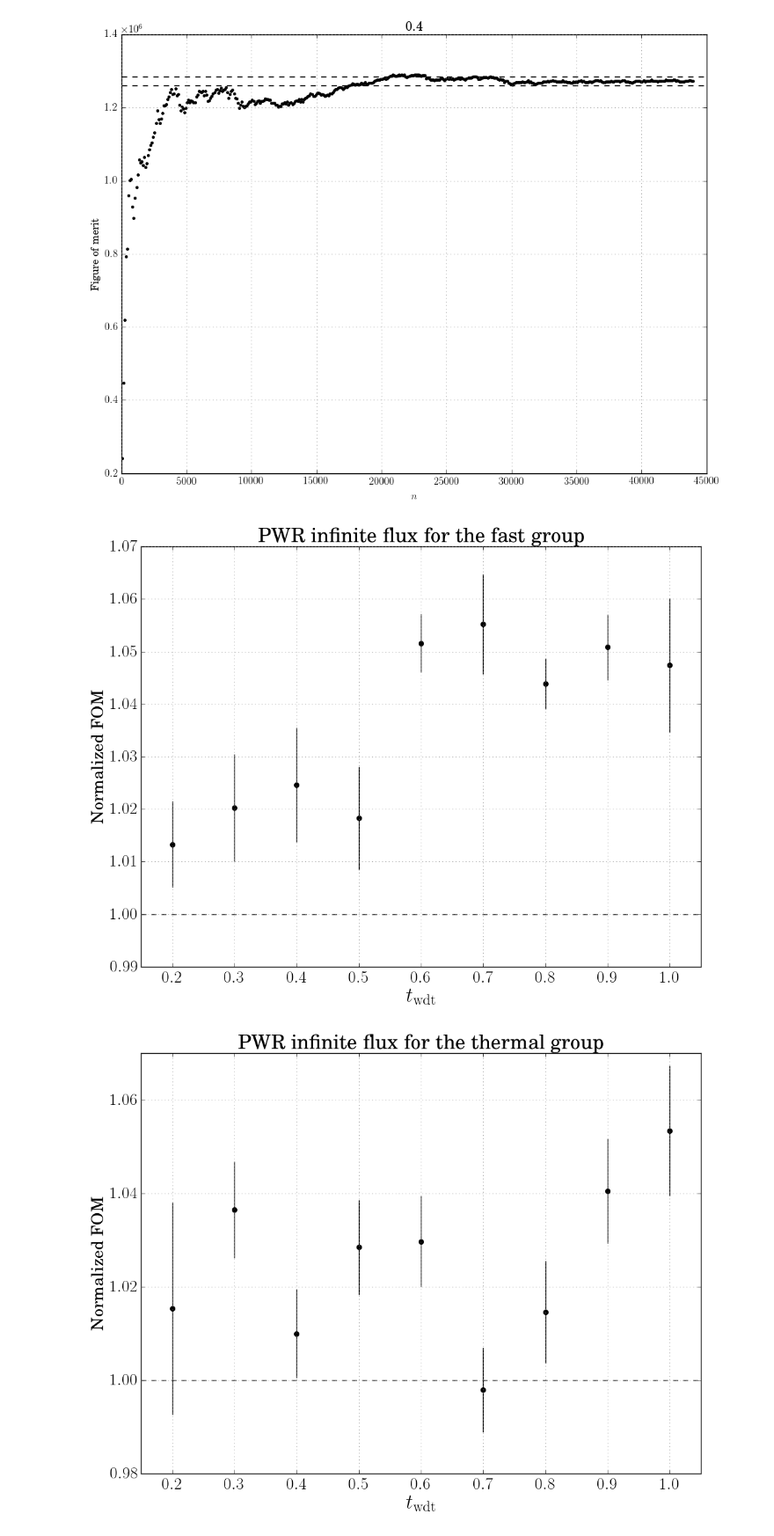
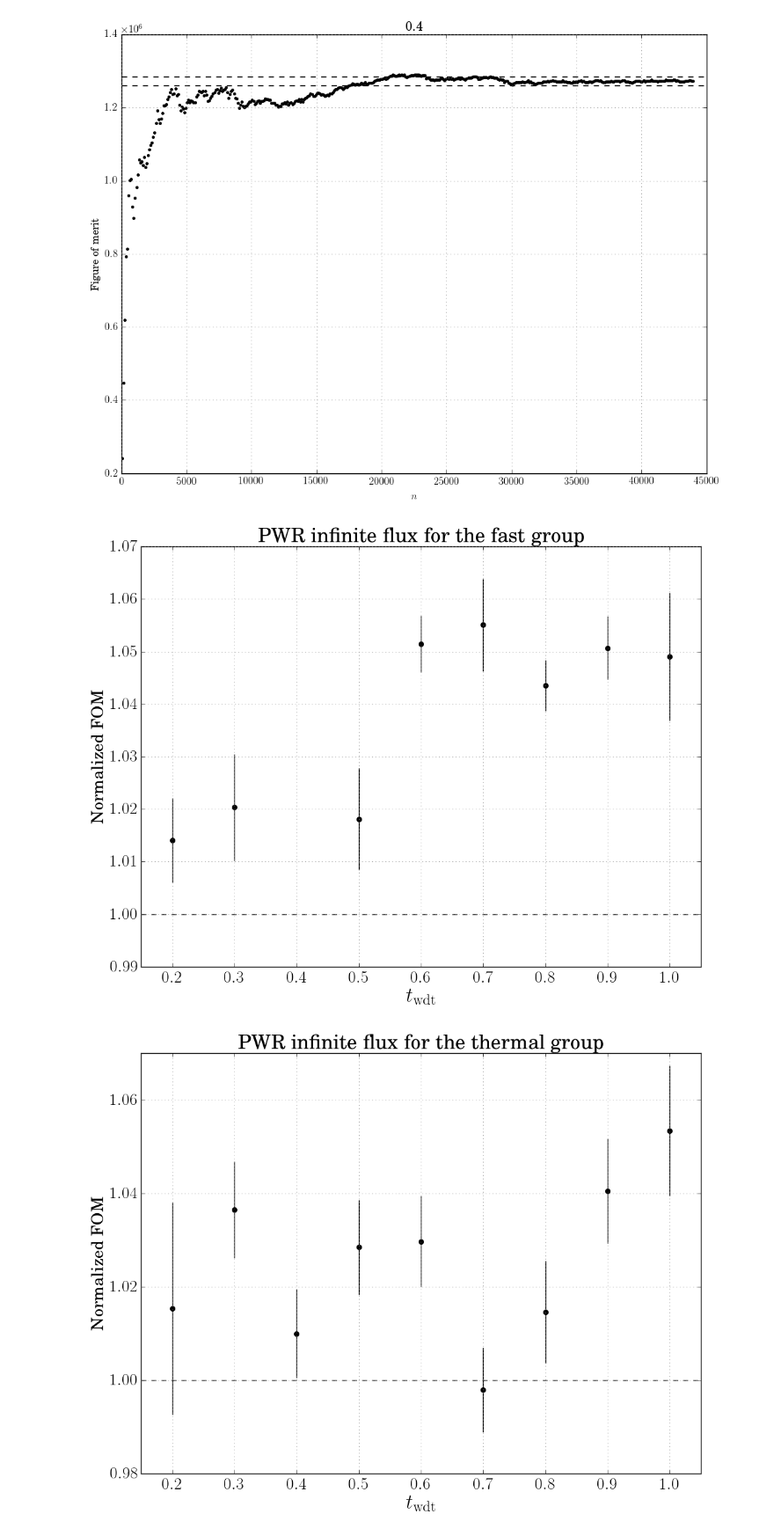
Before and after one commit to JessicaRehak/WDT_Analysis, a Jupyter notebook: Untitled.ipynb, the cells around one changed output. Shown at 88% size. Cells and saved outputs as stored; diff of their text form; code cells hidden in the pictures.

```diff
--- a/Untitled.ipynb
+++ b/Untitled.ipynb
@@ -546,8 +548,8 @@ fomplot.conv_plot(pwr_comp, 'INF_FLX',1,3,44000)
 # %%
 reload(fomplot)
-fomplot.plot_ratios(pwr_comp, 'PWR',label,1,cycle_caps=[(0.4,44000)])
+fomplot.plot_ratios(pwr_comp, 'PWR',label,1,cycle_caps=[(0.4,44000)],corr=True)
 # %% [output]
-[figure, old version]
+[figure, new version]
 # %%
 fomplot.plot_ratios(pwr_comp, 'PWR',label,2,cycle_caps=[(0.4,44000)])
 # %% [output]
```
Also changed, not shown: parts of 5 cells of this notebook.
